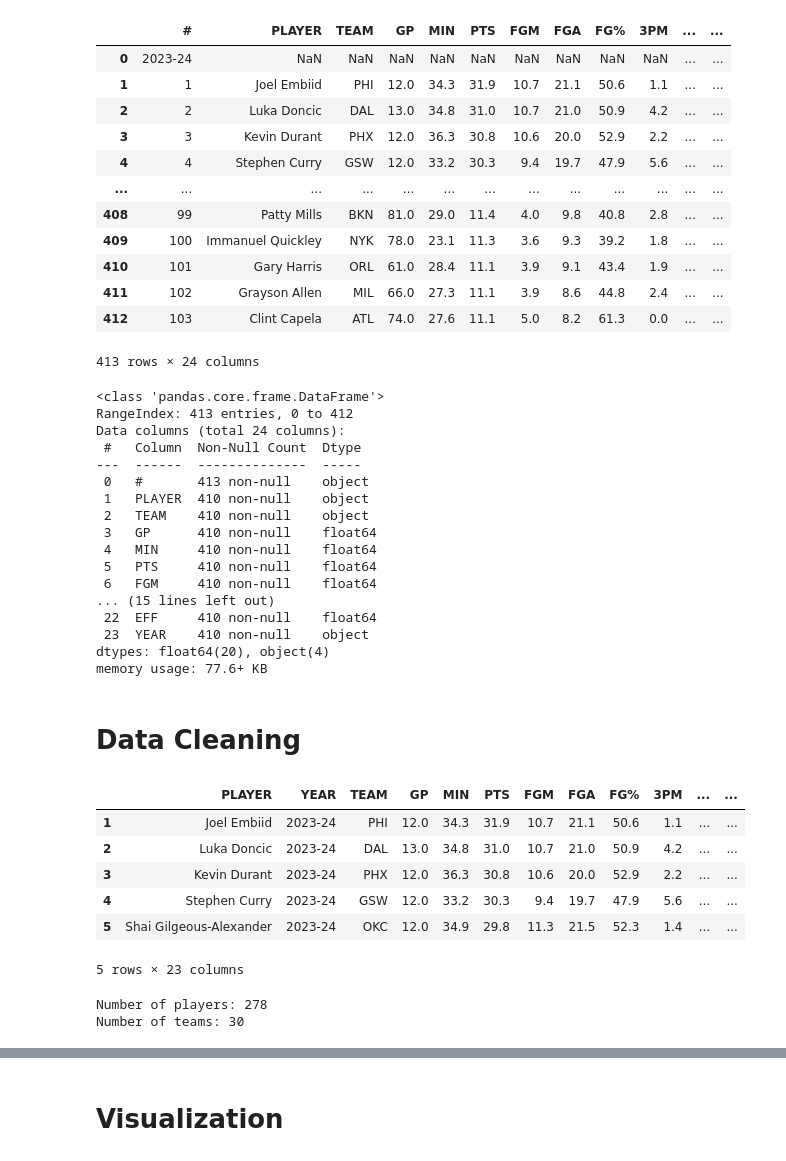
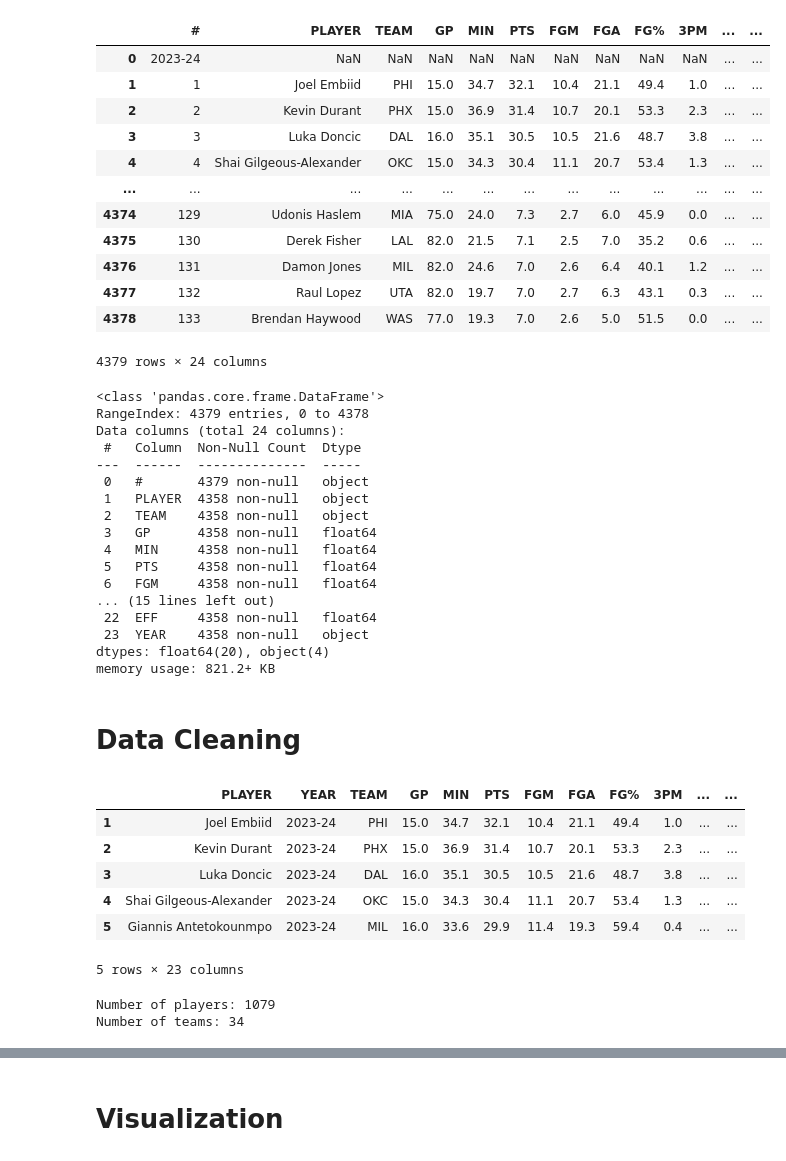
Before and after one commit to VincentGordon-Data-Analyst/nba-web-scraping-project, a Jupyter notebook: nba-data-clearning.ipynb, the cells around one changed output, grey strips where cells are left out. Cells and saved outputs as stored; diff of their text form; code cells hidden in the pictures.

```diff
--- a/nba-data-clearning.ipynb
+++ b/nba-data-clearning.ipynb
@@ -3,42 +3,42 @@ import pandas as pd
 import matplotlib.pyplot as plt
 import seaborn as sns
 # %%
-df = pd.read_csv('./nba-web-scraping-project.csv')
+df = pd.read_csv('./data.csv')
 df
 # %% [output]
 |  | # | PLAYER | TEAM | GP | MIN | PTS | FGM | FGA | FG% | 3PM | ... | ... |
 | 0 | 2023-24 | NaN | NaN | NaN | NaN | NaN | NaN | NaN | NaN | NaN | ... | ... |
-| 1 | 1 | Joel Embiid | PHI | 12.0 | 34.3 | 31.9 | 10.7 | 21.1 | 50.6 | 1.1 | ... | ... |
-| 2 | 2 | Luka Doncic | DAL | 13.0 | 34.8 | 31.0 | 10.7 | 21.0 | 50.9 | 4.2 | ... | ... |
-| 3 | 3 | Kevin Durant | PHX | 12.0 | 36.3 | 30.8 | 10.6 | 20.0 | 52.9 | 2.2 | ... | ... |
-| 4 | 4 | Stephen Curry | GSW | 12.0 | 33.2 | 30.3 | 9.4 | 19.7 | 47.9 | 5.6 | ... | ... |
+| 1 | 1 | Joel Embiid | PHI | 15.0 | 34.7 | 32.1 | 10.4 | 21.1 | 49.4 | 1.0 | ... | ... |
+| 2 | 2 | Kevin Durant | PHX | 15.0 | 36.9 | 31.4 | 10.7 | 20.1 | 53.3 | 2.3 | ... | ... |
+| 3 | 3 | Luka Doncic | DAL | 16.0 | 35.1 | 30.5 | 10.5 | 21.6 | 48.7 | 3.8 | ... | ... |
+| 4 | 4 | Shai Gilgeous-Alexander | OKC | 15.0 | 34.3 | 30.4 | 11.1 | 20.7 | 53.4 | 1.3 | ... | ... |
 | ... | ... | ... | ... | ... | ... | ... | ... | ... | ... | ... | ... | ... |
-| 408 | 99 | Patty Mills | BKN | 81.0 | 29.0 | 11.4 | 4.0 | 9.8 | 40.8 | 2.8 | ... | ... |
-| 409 | 100 | Immanuel Quickley | NYK | 78.0 | 23.1 | 11.3 | 3.6 | 9.3 | 39.2 | 1.8 | ... | ... |
-| 410 | 101 | Gary Harris | ORL | 61.0 | 28.4 | 11.1 | 3.9 | 9.1 | 43.4 | 1.9 | ... | ... |
-| 411 | 102 | Grayson Allen | MIL | 66.0 | 27.3 | 11.1 | 3.9 | 8.6 | 44.8 | 2.4 | ... | ... |
-| 412 | 103 | Clint Capela | ATL | 74.0 | 27.6 | 11.1 | 5.0 | 8.2 | 61.3 | 0.0 | ... | ... |
+| 4374 | 129 | Udonis Haslem | MIA | 75.0 | 24.0 | 7.3 | 2.7 | 6.0 | 45.9 | 0.0 | ... | ... |
+| 4375 | 130 | Derek Fisher | LAL | 82.0 | 21.5 | 7.1 | 2.5 | 7.0 | 35.2 | 0.6 | ... | ... |
+| 4376 | 131 | Damon Jones | MIL | 82.0 | 24.6 | 7.0 | 2.6 | 6.4 | 40.1 | 1.2 | ... | ... |
+| 4377 | 132 | Raul Lopez | UTA | 82.0 | 19.7 | 7.0 | 2.7 | 6.3 | 43.1 | 0.3 | ... | ... |
+| 4378 | 133 | Brendan Haywood | WAS | 77.0 | 19.3 | 7.0 | 2.6 | 5.0 | 51.5 | 0.0 | ... | ... |
-413 rows × 24 columns
+4379 rows × 24 columns
 # %%
 df.info()
 # %% [output]
 <class 'pandas.core.frame.DataFrame'>
-RangeIndex: 413 entries, 0 to 412
+RangeIndex: 4379 entries, 0 to 4378
 Data columns (total 24 columns):
  #   Column  Non-Null Count  Dtype
 ---  ------  --------------  -----
- 0   #       413 non-null    object
- 1   PLAYER  410 non-null    object
- 2   TEAM    410 non-null    object
- 3   GP      410 non-null    float64
- 4   MIN     410 non-null    float64
- 5   PTS     410 non-null    float64
- 6   FGM     410 non-null    float64
+ 0   #       4379 non-null   object
+ 1   PLAYER  4358 non-null   object
+ 2   TEAM    4358 non-null   object
+ 3   GP      4358 non-null   float64
+ 4   MIN     4358 non-null   float64
+ 5   PTS     4358 non-null   float64
+ 6   FGM     4358 non-null   float64
 ... (15 lines left out)
- 22  EFF     410 non-null    float64
- 23  YEAR    410 non-null    object
+ 22  EFF     4358 non-null   float64
+ 23  YEAR    4358 non-null   object
 dtypes: float64(20), object(4)
-memory usage: 77.6+ KB
+memory usage: 821.2+ KB
 # %% [markdown]
 # Data Cleaning
 # %%
@@ -57,11 +57,11 @@ df = df[arrange_columns]
 df.head()
 # %% [output]
 |  | PLAYER | YEAR | TEAM | GP | MIN | PTS | FGM | FGA | FG% | 3PM | ... | ... |
-| 1 | Joel Embiid | 2023-24 | PHI | 12.0 | 34.3 | 31.9 | 10.7 | 21.1 | 50.6 | 1.1 | ... | ... |
-| 2 | Luka Doncic | 2023-24 | DAL | 13.0 | 34.8 | 31.0 | 10.7 | 21.0 | 50.9 | 4.2 | ... | ... |
-| 3 | Kevin Durant | 2023-24 | PHX | 12.0 | 36.3 | 30.8 | 10.6 | 20.0 | 52.9 | 2.2 | ... | ... |
-| 4 | Stephen Curry | 2023-24 | GSW | 12.0 | 33.2 | 30.3 | 9.4 | 19.7 | 47.9 | 5.6 | ... | ... |
-| 5 | Shai Gilgeous-Alexander | 2023-24 | OKC | 12.0 | 34.9 | 29.8 | 11.3 | 21.5 | 52.3 | 1.4 | ... | ... |
+| 1 | Joel Embiid | 2023-24 | PHI | 15.0 | 34.7 | 32.1 | 10.4 | 21.1 | 49.4 | 1.0 | ... | ... |
+| 2 | Kevin Durant | 2023-24 | PHX | 15.0 | 36.9 | 31.4 | 10.7 | 20.1 | 53.3 | 2.3 | ... | ... |
+| 3 | Luka Doncic | 2023-24 | DAL | 16.0 | 35.1 | 30.5 | 10.5 | 21.6 | 48.7 | 3.8 | ... | ... |
+| 4 | Shai Gilgeous-Alexander | 2023-24 | OKC | 15.0 | 34.3 | 30.4 | 11.1 | 20.7 | 53.4 | 1.3 | ... | ... |
+| 5 | Giannis Antetokounmpo | 2023-24 | MIL | 16.0 | 33.6 | 29.9 | 11.4 | 19.3 | 59.4 | 0.4 | ... | ... |
 5 rows × 23 columns
 # %%
 player_count = df['PLAYER'].nunique()
@@ -70,8 +70,8 @@ team_count = df['TEAM'].nunique()
 print(f"Number of players: {player_count}")
 print(f"Number of teams: {team_count}")
 # %% [output]
-Number of players: 278
-Number of teams: 30
+Number of players: 1079
+Number of teams: 34
 # %%
 df.info()
 # %% [output]
```
Also changed, not shown: parts of 9 cells of this notebook, 2 other files.
